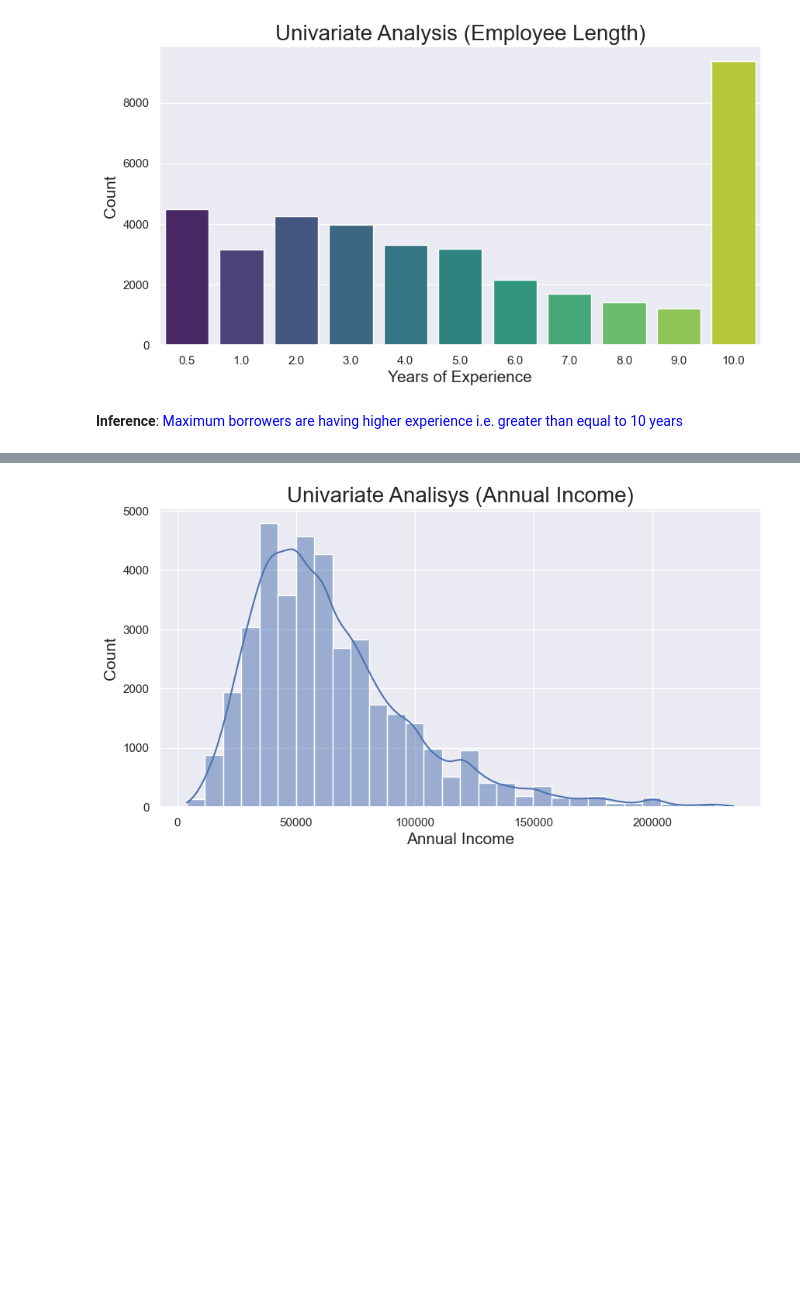
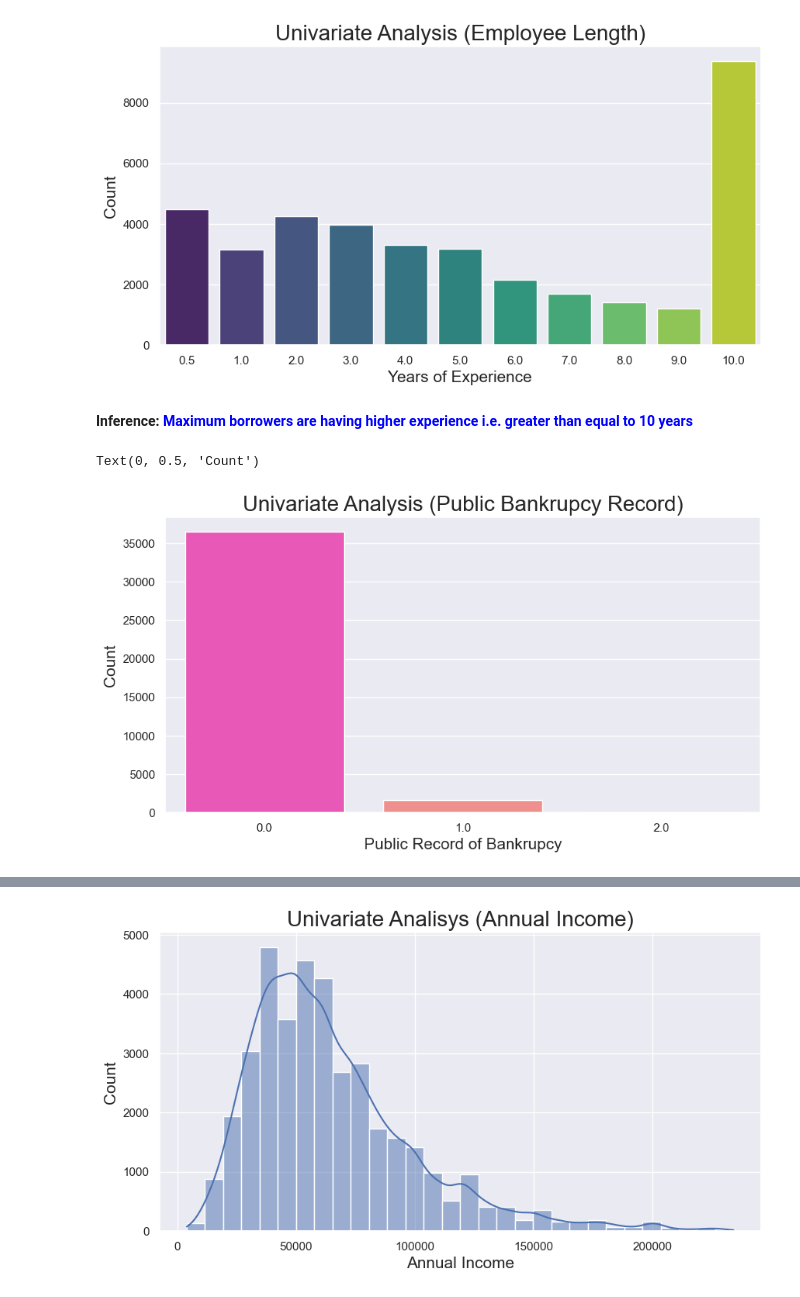
Before and after one commit to upasanapaul/LendingClubCaseStudy, a Jupyter notebook: lending_club_case_study.ipynb, the cells around one changed output, grey strips where cells are left out. Cells and saved outputs as stored; diff of their text form; code cells hidden in the pictures; blank space fills up the shorter version.

```diff
--- a/lending_club_case_study.ipynb
+++ b/lending_club_case_study.ipynb
@@ -436,4 +436,14 @@ plt.ylabel("Count", fontsize=15)
 Text(0, 0.5, 'Count')
 [figure]
 # %% [markdown]
-**Inference**: <font color="blue">Maximum borrowers are having higher experience i.e. greater than equal to 10 years</font>
+**Inference: <font color="blue">Maximum borrowers are having higher experience i.e. greater than equal to 10 years</font>**
+# %%
+# Plot Countplot graph for pub_rec_bankruptcies column to find Univariate Analysis
+plt.figure(figsize=(10,5))
+sns.countplot(x='pub_rec_bankruptcies', data=loan_df, palette='spring')
+plt.title("Univariate Analysis (Public Bankrupcy Record)", fontsize=20)
+plt.xlabel("Public Record of Bankrupcy", fontsize=15)
+plt.ylabel("Count", fontsize=15)
+# %% [output]
+Text(0, 0.5, 'Count')
+[figure, added]
```
Also changed, not shown: parts of 24 cells of this notebook.
